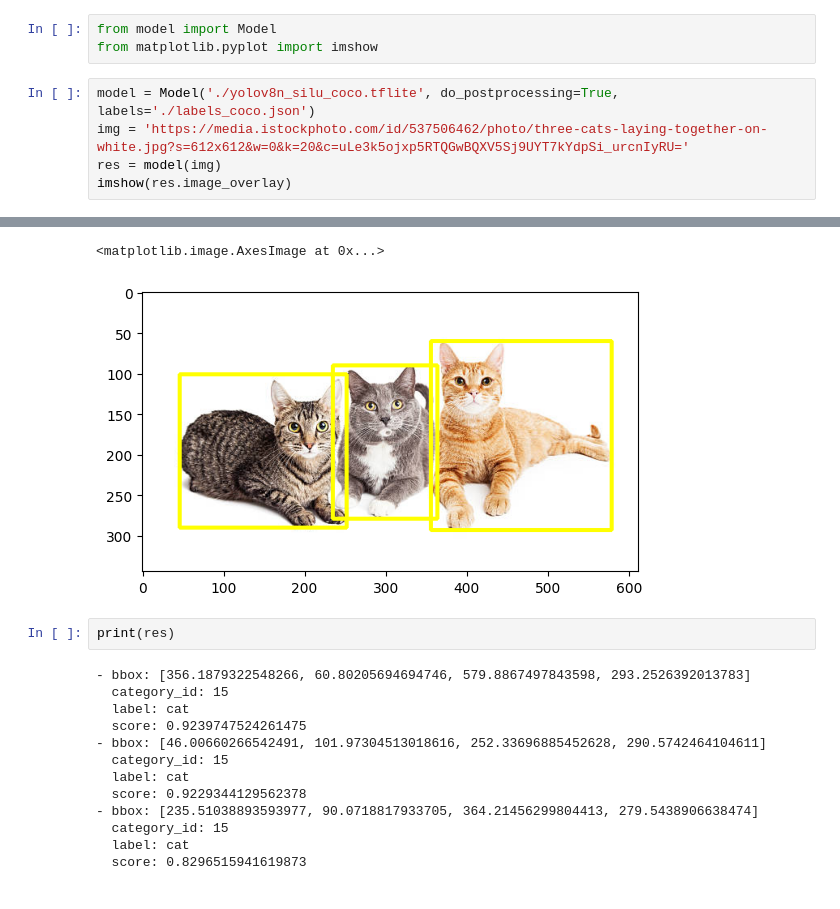
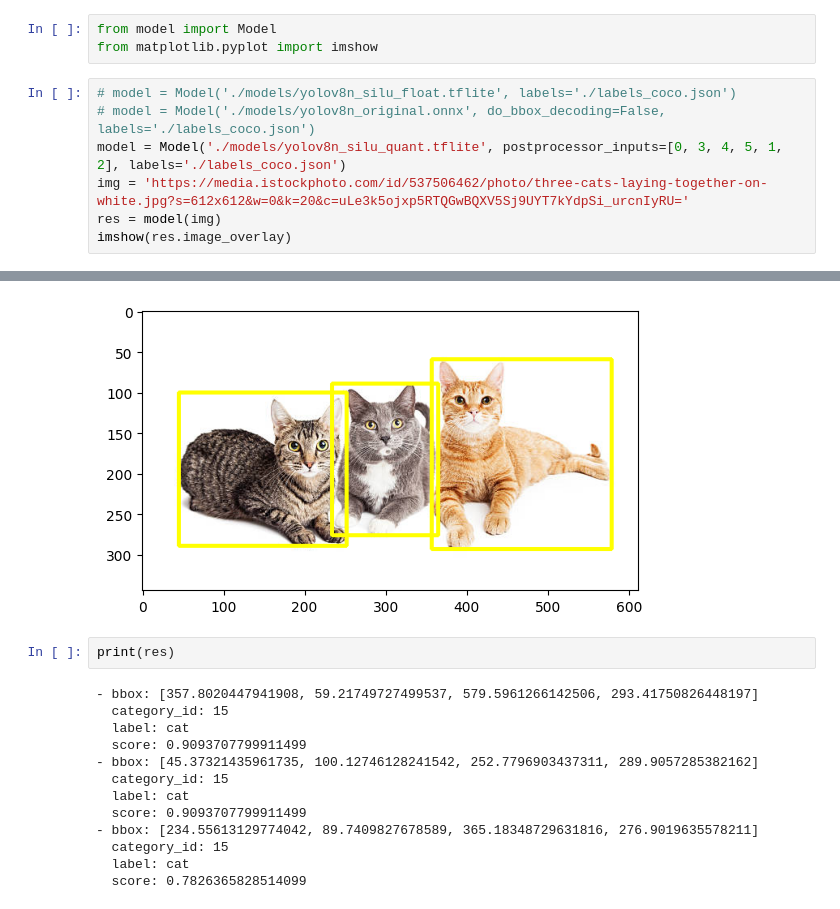
Before and after one commit to DeGirum/yolo_inference, a Jupyter notebook: example.ipynb, the cells around one changed output, grey strips where cells are left out. Saved outputs shown, nothing was run; the diff lists cells and outputs as text.

Commit message:
added support for quantized models

```diff
--- a/example.ipynb
+++ b/example.ipynb
@@ -2,7 +2,9 @@
 from model import Model
 from matplotlib.pyplot import imshow
 # %%
-model = Model('./yolov8n_silu_coco.tflite', do_postprocessing=True, labels='./labels_coco.json')
+# model = Model('./models/yolov8n_silu_float.tflite', labels='./labels_coco.json')
+# model = Model('./models/yolov8n_original.onnx', do_bbox_decoding=False, labels='./labels_coco.json')
+model = Model('./models/yolov8n_silu_quant.tflite', postprocessor_inputs=[0, 3, 4, 5, 1, 2], labels='./labels_coco.json')
 img = 'https://media.istockphoto.com/id/537506462/photo/three-cats-laying-together-on-white.jpg?s=612x612&w=0&k=20&c=uLe3k5ojxp5RTQGwBQXV5Sj9UYT7kYdpSi_urcnIyRU='
 res = model(img)
 imshow(res.image_overlay)
@@ -14,17 +13,16 @@ INFO: Created TensorFlow Lite XNNPACK delegate for CPU.
-<matplotlib.image.AxesImage at 0x...>
-[figure, old version]
+[figure, new version]
 # %%
 print(res)
 # %% [output]
-- bbox: [356.1879322548266, 60.80205694694746, 579.8867497843598, 293.2526392013783]
+- bbox: [357.8020447941908, 59.21749727499537, 579.5961266142506, 293.41750826448197]
   category_id: 15
   label: cat
-  score: 0.9239747524261475
-- bbox: [46.00660266542491, 101.97304513018616, 252.33696885452628, 290.5742464104611]
+  score: 0.9093707799911499
+- bbox: [45.37321435961735, 100.12746128241542, 252.7796903437311, 289.9057285382162]
   category_id: 15
   label: cat
-  score: 0.9229344129562378
-- bbox: [235.51038893593977, 90.0718817933705, 364.21456299804413, 279.5438906638474]
+  score: 0.9093707799911499
+- bbox: [234.55613129774042, 89.7409827678589, 365.18348729631816, 276.9019635578211]
   category_id: 15
   label: cat
-  score: 0.8296515941619873
+  score: 0.7826365828514099
```
Also changed, not shown: parts of 1 cell of this notebook, 6 other files.
